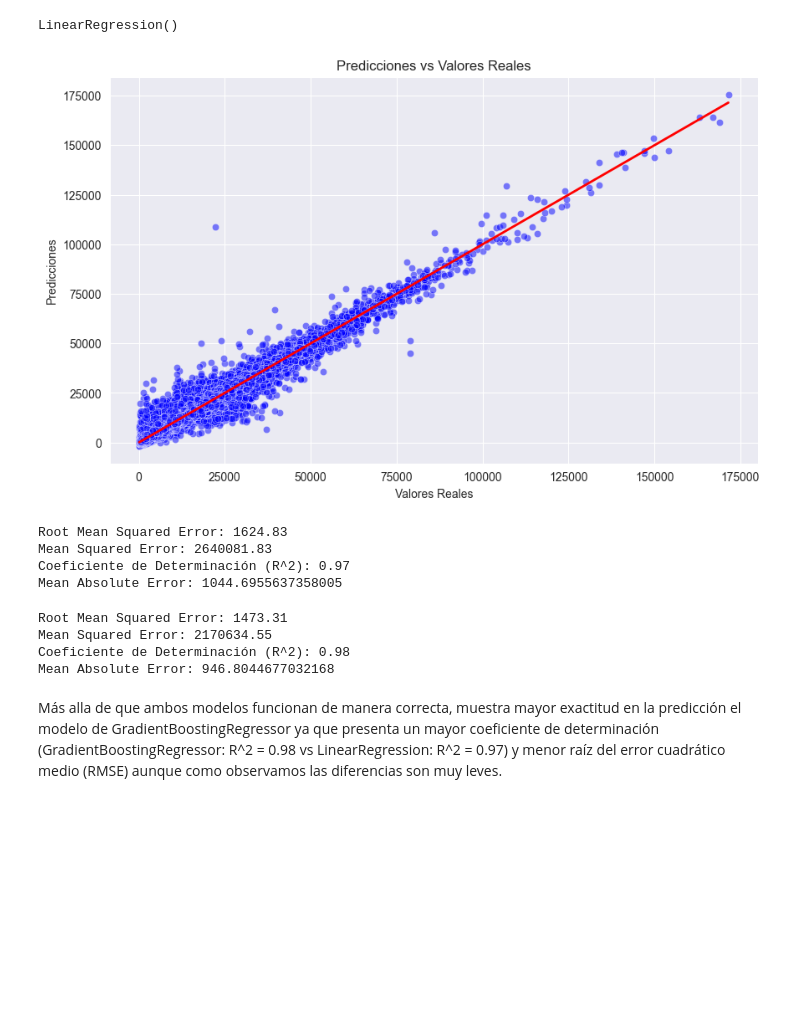
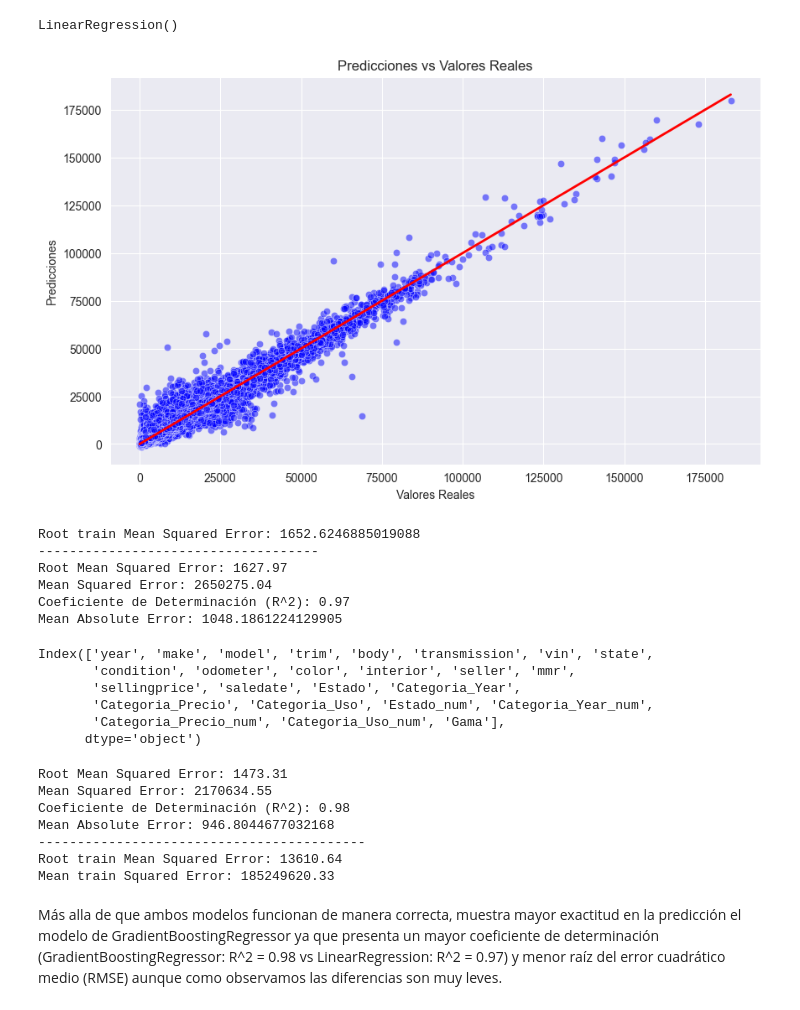
Before and after one commit to maxidom99/DataScience-CoderHouse, a Jupyter notebook: ProyectoDS_ParteI_Dominguez.ipynb, the cells around one changed output. Drawn from its saved outputs; the diff is of its cells as text; code cells hidden in the pictures; blank space fills up the shorter version.

```diff
--- a/ProyectoDS_ParteI_Dominguez.ipynb
+++ b/ProyectoDS_ParteI_Dominguez.ipynb
@@ -835,39 +844,55 @@ regressor.fit(X_train, y_train)
 # %% [output]
 LinearRegression()
 # %%
+y_pred_train = regressor.predict(X_train)
 y_pred = regressor.predict(X_test)
 
 # Comparación de los valores predichos con los valores reales
 plt.figure(figsize=(10, 6))
 sns.scatterplot(x=y_test, y=y_pred, color='blue', alpha=0.5)
 plt.plot([y_test.min(), y_test.max()], [y_test.min(), y_test.max()], color='red', lw=2)
 plt.xlabel('Valores Reales')
 plt.ylabel('Predicciones')
 plt.title('Predicciones vs Valores Reales')
 plt.show()
 
 # Métricas de evaluación
 from sklearn.metrics import mean_squared_error, r2_score, mean_absolute_error
 
 mse = mean_squared_error(y_test, y_pred)
 r2 = r2_score(y_test, y_pred)
 rmse = np.sqrt(mse)
 mae = mean_absolute_error(y_test, y_pred)
+rmse_train = np.sqrt(mean_squared_error(y_train,y_pred_train))
 
+print(f'Root train Mean Squared Error: {rmse_train}')
+print("------------------------------------")
 print(f'Root Mean Squared Error: {rmse:.2f}')
 print(f'Mean Squared Error: {mse:.2f}')
 print(f"Coeficiente de Determinación (R^2): {r2:.2f}")
 print(f"Mean Absolute Error: {mae}")
 # %% [output]
-[figure, old version]
+[figure, new version]
-Root Mean Squared Error: 1624.83
-Mean Squared Error: 2640081.83
+Root train Mean Squared Error: 1652.6246885019088
+------------------------------------
+Root Mean Squared Error: 1627.97
+Mean Squared Error: 2650275.04
 Coeficiente de Determinación (R^2): 0.97
-Mean Absolute Error: 1044.6955637358005
+Mean Absolute Error: 1048.1861224129905
+# %%
+df.columns
+# %% [output]
+Index(['year', 'make', 'model', 'trim', 'body', 'transmission', 'vin', 'state',
+       'condition', 'odometer', 'color', 'interior', 'seller', 'mmr',
+       'sellingprice', 'saledate', 'Estado', 'Categoria_Year',
+       'Categoria_Precio', 'Categoria_Uso', 'Estado_num', 'Categoria_Year_num',
+       'Categoria_Precio_num', 'Categoria_Uso_num', 'Gama'],
+      dtype='object')
 # %%
 from sklearn.ensemble import GradientBoostingRegressor
 
 X = df[['year', 'condition', 'odometer', 'mmr']]
+#X = df[['Categoria_Year_num','Categoria_Uso_num', 'Estado_num', 'Categoria_Precio_num']]
 y = df['sellingprice']
 
 X_train, X_test, y_train, y_test = train_test_split(X, y, test_size=0.3, random_state=42)
@@ -880,18 +905,27 @@ y_pred = gbm_model.predict(X_test)
 
 mse = mean_squared_error(y_test, y_pred)
 r2 = r2_score(y_test, y_pred)
-rmse = np.sqrt(mse)
+rmse = mean_squared_error(y_test, y_pred, squared=False)
 mae = mean_absolute_error(y_test, y_pred)
+#-------------------------------------------------------------------#
+rmse_train = mean_squared_error(y_train,y_pred_train, squared=False)
+mse_train = mean_squared_error(y_train,y_pred_train)
 
 print(f'Root Mean Squared Error: {rmse:.2f}')
 print(f'Mean Squared Error: {mse:.2f}')
 print(f"Coeficiente de Determinación (R^2): {r2:.2f}")
 print(f"Mean Absolute Error: {mae}")
+print("------------------------------------------")
+print(f'Root train Mean Squared Error: {rmse_train:.2f}')
+print(f'Mean train Squared Error: {mse_train:.2f}')
 # %% [output]
 Root Mean Squared Error: 1473.31
 Mean Squared Error: 2170634.55
 Coeficiente de Determinación (R^2): 0.98
 Mean Absolute Error: 946.8044677032168
+------------------------------------------
+Root train Mean Squared Error: 13610.64
+Mean train Squared Error: 185249620.33
 # %% [markdown]
 Más alla de que ambos modelos funcionan de manera correcta, muestra mayor exactitud en la predicción el modelo de GradientBoostingRegressor ya que presenta un mayor coeficiente de determinación (GradientBoostingRegressor: R^2 = 0.98 vs LinearRegression: R^2 = 0.97) y menor raíz del error cuadrático medio (RMSE) aunque como observamos las diferencias son muy leves.
 # %%
```
Also changed, not shown: parts of 16 cells of this notebook.
